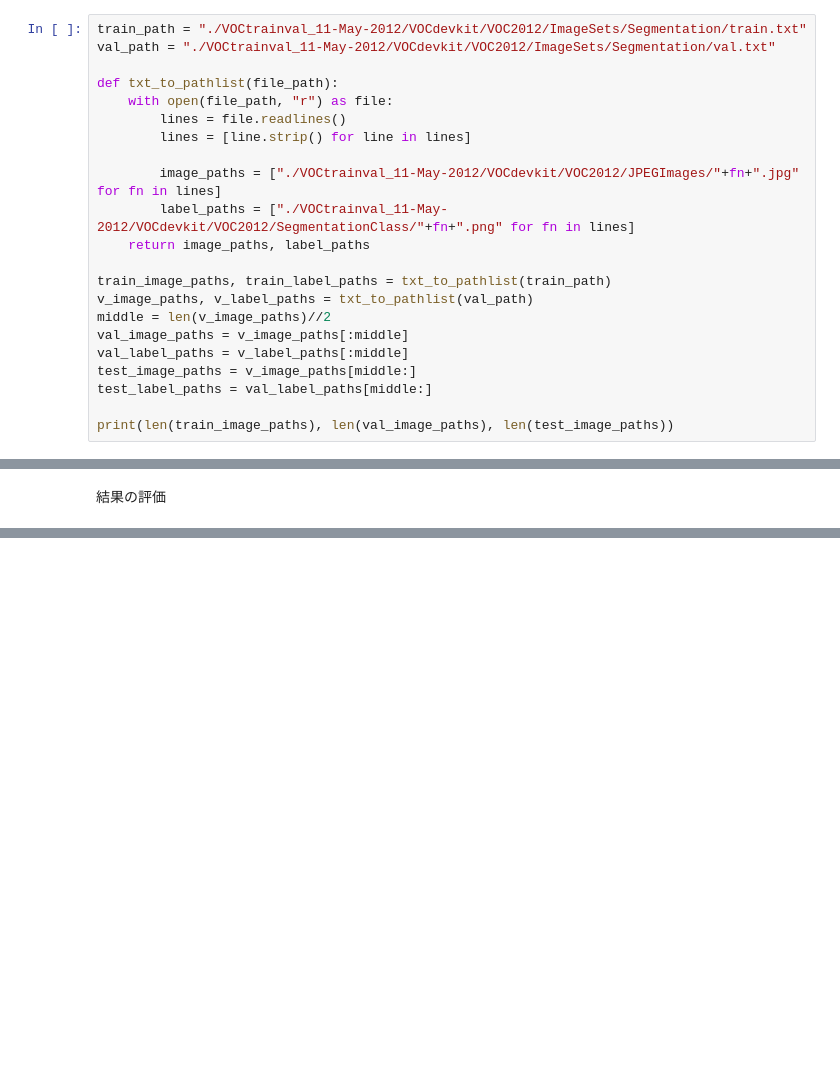
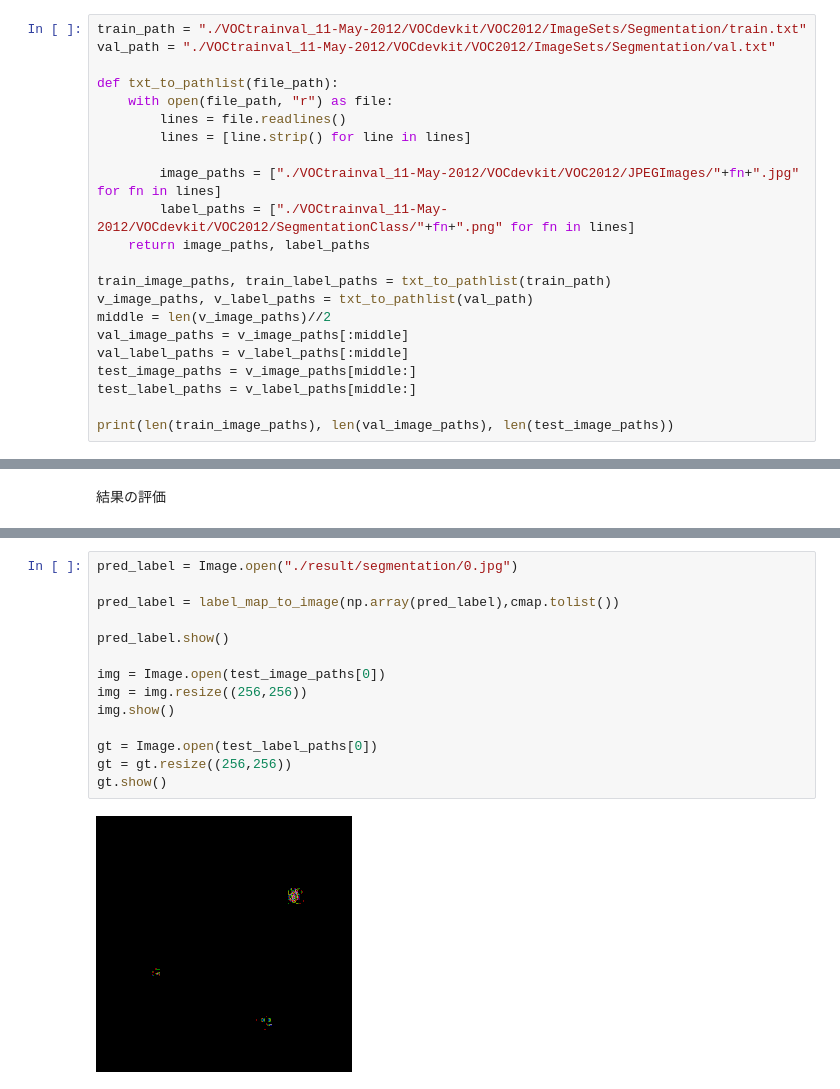
Before and after one commit to Tonomura222/b4_lecture_pytorch, a Jupyter notebook: tutorial_unet_segmentation.ipynb, the cells around one changed output, grey strips where cells are left out. Drawn from its saved outputs; the diff is of its cells as text; blank space fills up the shorter version.

```diff
--- a/tutorial_unet_segmentation.ipynb
+++ b/tutorial_unet_segmentation.ipynb
@@ -36,7 +39,7 @@ middle = len(v_image_paths)//2
 val_image_paths = v_image_paths[:middle]
 val_label_paths = v_label_paths[:middle]
 test_image_paths = v_image_paths[middle:]
-test_label_paths = val_label_paths[middle:]
+test_label_paths = v_label_paths[middle:]
 
 print(len(train_image_paths), len(val_image_paths), len(test_image_paths))
 # %% [output]
@@ -333,0 +411,16 @@ plt.show()
+# %%
+pred_label = Image.open("./result/segmentation/0.jpg")
+
+pred_label = label_map_to_image(np.array(pred_label),cmap.tolist())
+
+pred_label.show()
+
+img = Image.open(test_image_paths[0])
+img = img.resize((256,256))
+img.show()
+
+gt = Image.open(test_label_paths[0])
+gt = gt.resize((256,256))
+gt.show()
+# %% [output]
+[figure, added]
```
Also changed, not shown: parts of 17 cells of this notebook, 1 other file.
